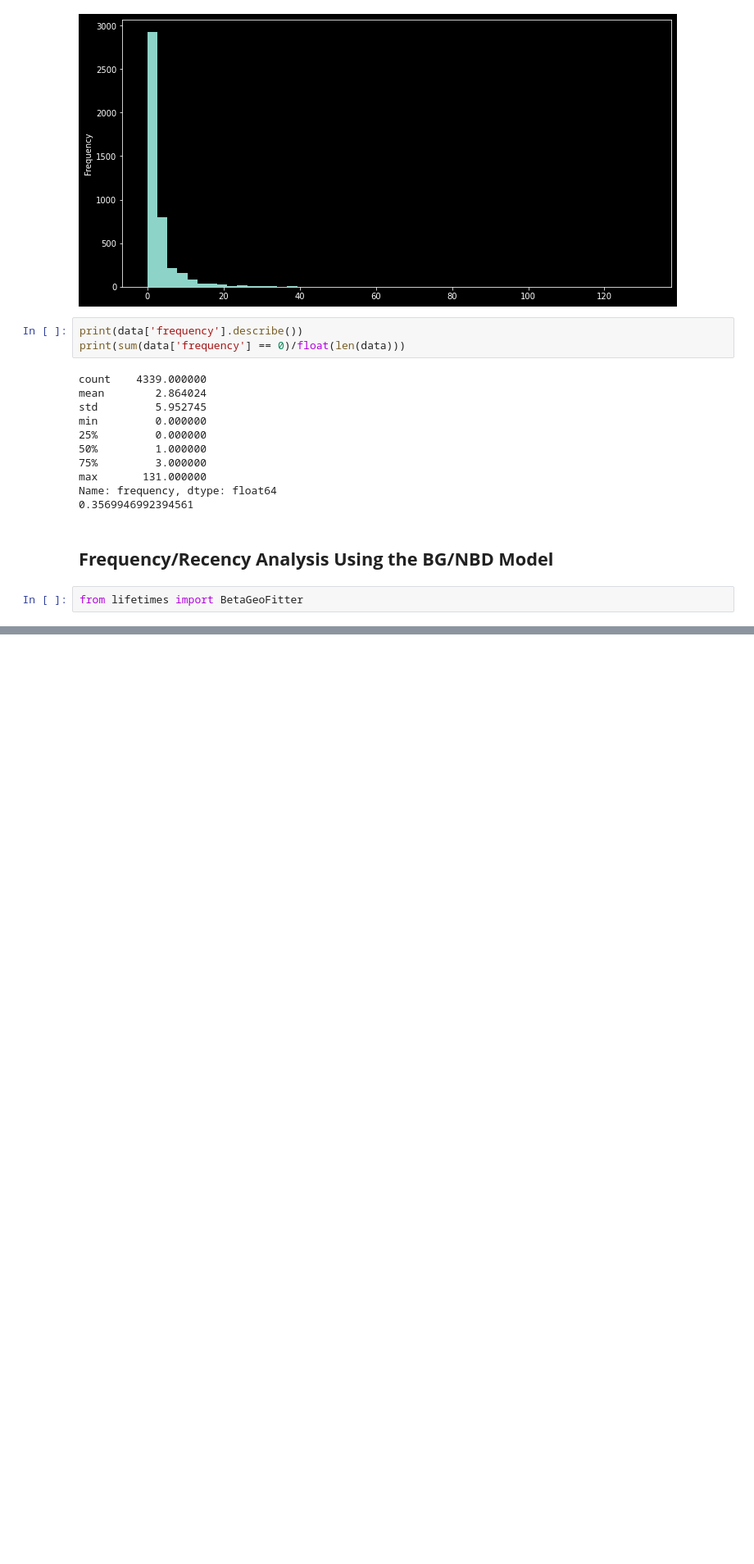
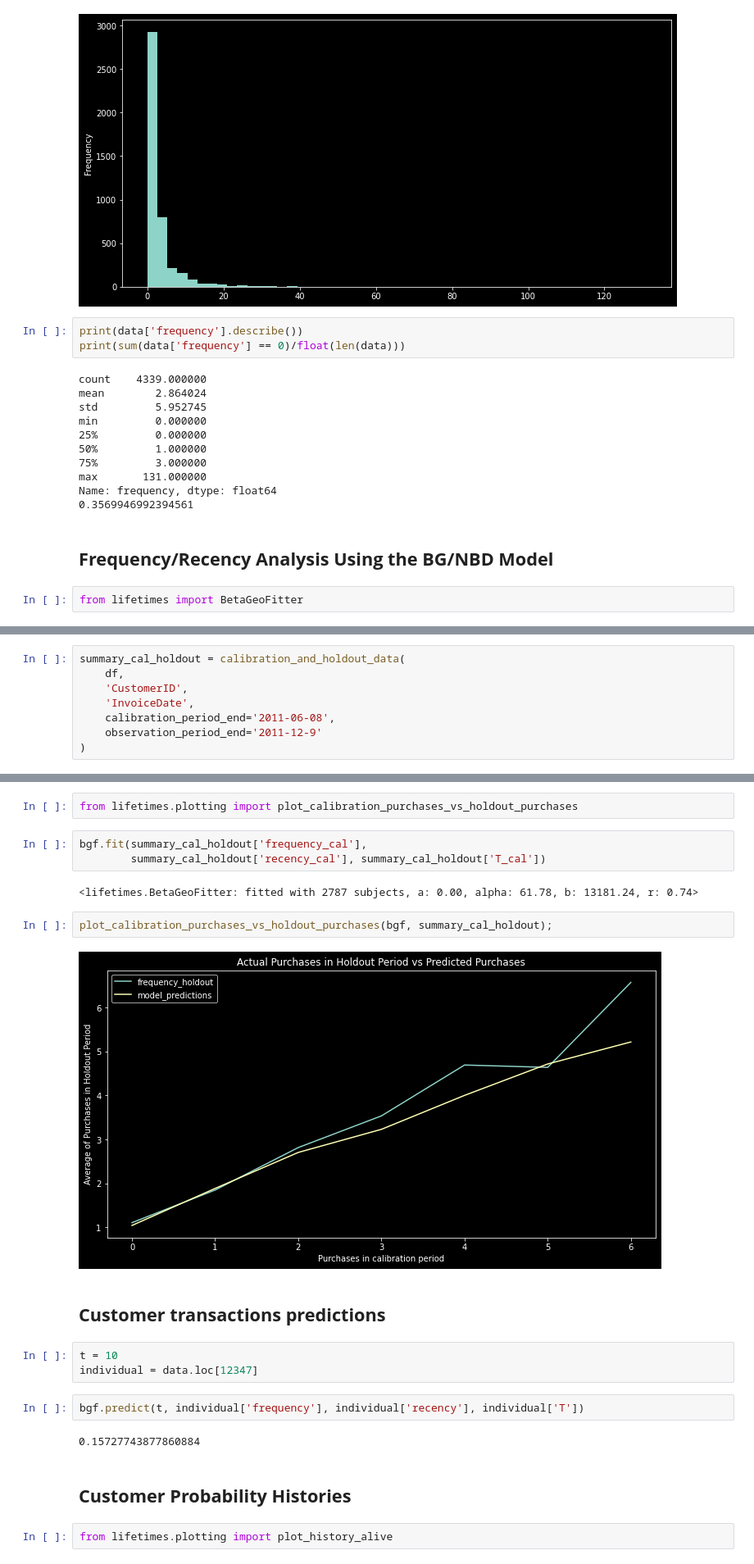
Before and after one commit to sidd-hart/customer-segmentation, a Jupyter notebook: notebooks/2.2-LifeTimes-CLTV-Analysis.ipynb, the cells around one changed output, grey strips where cells are left out. Shown at 82% size. Drawn from its saved outputs; the diff is of its cells as text; blank space fills up the shorter version.

Commit message:
This commit will add everything right before starting sales prediction and purchase analytics

```diff
--- a/notebooks/2.2-LifeTimes-CLTV-Analysis.ipynb
+++ b/notebooks/2.2-LifeTimes-CLTV-Analysis.ipynb
@@ -142,0 +187,8 @@ Successfully installed jedi-0.17.2 parso-0.7.1
+# %%
+summary_cal_holdout = calibration_and_holdout_data(
+    df,
+    'CustomerID',
+    'InvoiceDate',
+    calibration_period_end='2011-06-08',
+    observation_period_end='2011-12-9'
+)
@@ -142,0 +205,24 @@ Successfully installed jedi-0.17.2 parso-0.7.1
+# %%
+from lifetimes.plotting import plot_calibration_purchases_vs_holdout_purchases
+# %%
+bgf.fit(summary_cal_holdout['frequency_cal'],
+        summary_cal_holdout['recency_cal'], summary_cal_holdout['T_cal'])
+# %% [output]
+<lifetimes.BetaGeoFitter: fitted with 2787 subjects, a: 0.00, alpha: 61.78, b: 13181.24, r: 0.74>
+# %%
+plot_calibration_purchases_vs_holdout_purchases(bgf, summary_cal_holdout);
+# %% [output]
+[figure, added]
+# %% [markdown]
+## **Customer transactions predictions**
+# %%
+t = 10
+individual = data.loc[12347]
+# %%
+bgf.predict(t, individual['frequency'], individual['recency'], individual['T'])
+# %% [output]
+0.15727743877860884
+# %% [markdown]
+## **Customer Probability Histories**
+# %%
+from lifetimes.plotting import plot_history_alive
```
Also changed, not shown: parts of 21 cells of this notebook, 1 other file.
